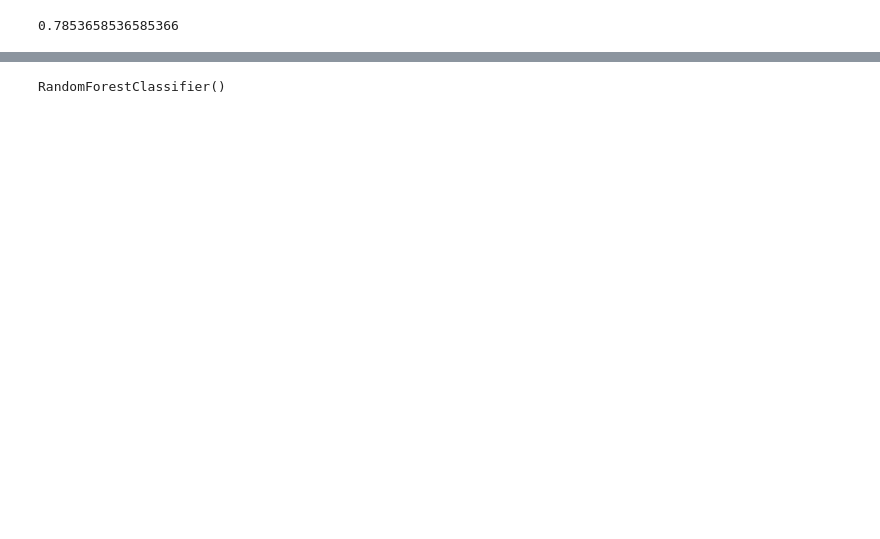
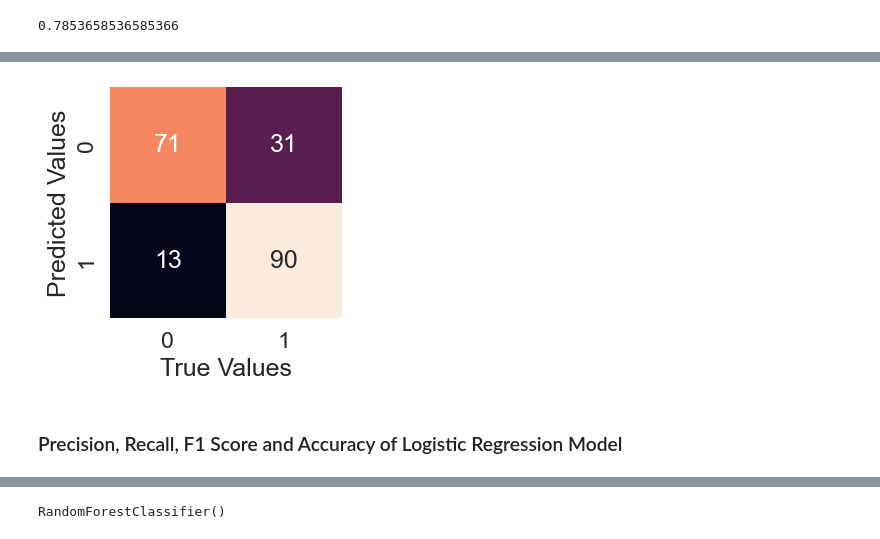
Before and after one commit to AdhishRaj/Heart-Disease-Prediction-App, a Jupyter notebook: heart.ipynb, the cells around one changed output, grey strips where cells are left out. Drawn from its saved outputs; the diff is of its cells as text; code cells hidden in the pictures; blank space fills up the shorter version.

```diff
--- a/heart.ipynb
+++ b/heart.ipynb
@@ -167,0 +234,14 @@ print(metrics.accuracy_score(y_test, pred_test))
+# %%
+sns.set(font_scale=1.5)
+
+def plot_conf_mat(y_test, pred_test):
+    fig, ax = plt.subplots(figsize=(3,3))
+    ax = sns.heatmap(confusion_matrix(y_test, pred_test), annot=True, cbar=False)
+    plt.xlabel("True Values")
+    plt.ylabel("Predicted Values")
+
+plot_conf_mat(y_test, pred_test)
+# %% [output]
+[figure, added]
+# %% [markdown]
+### Precision, Recall, F1 Score and Accuracy of Logistic Regression Model
```
Also changed, not shown: parts of 43 cells of this notebook.
